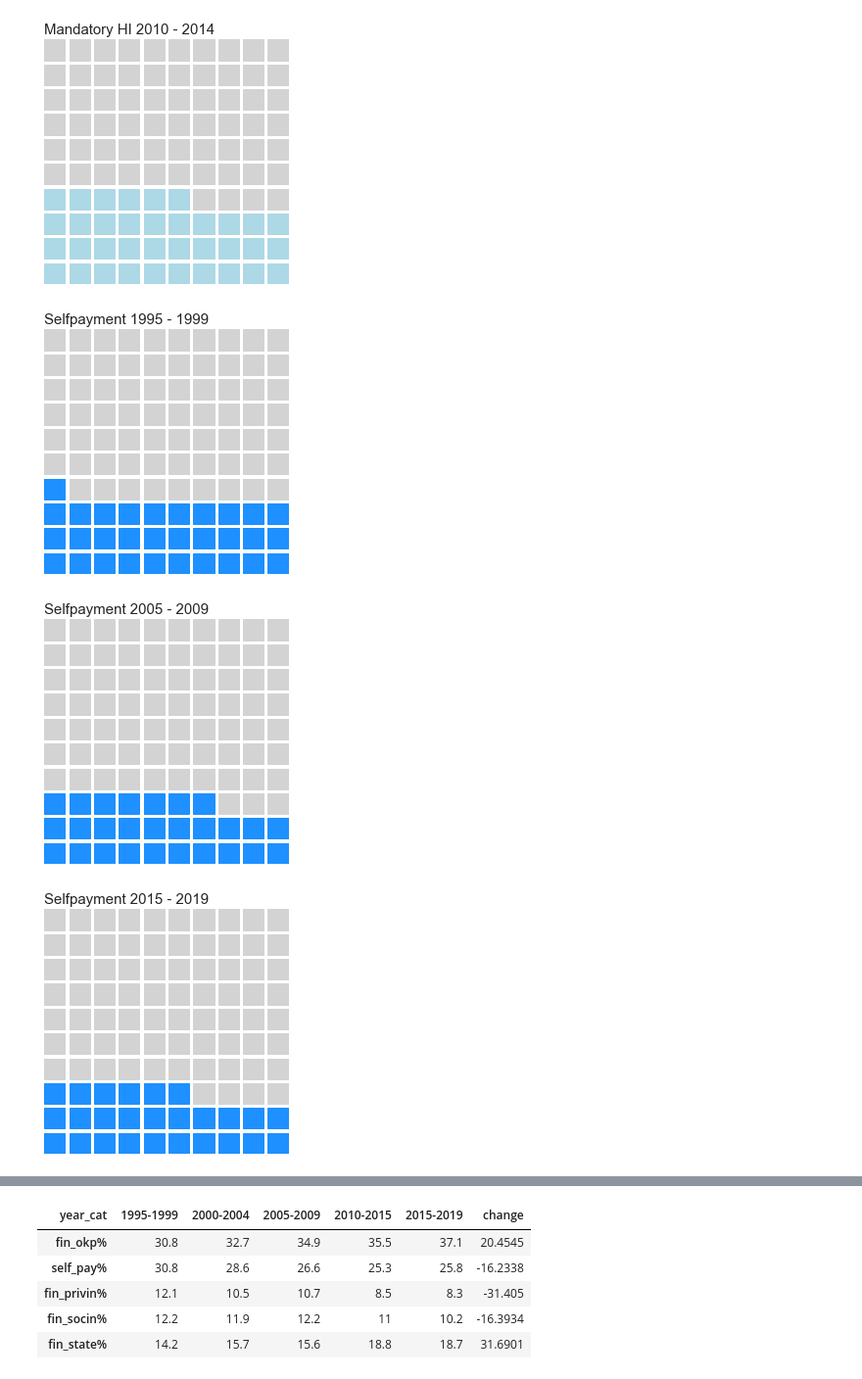
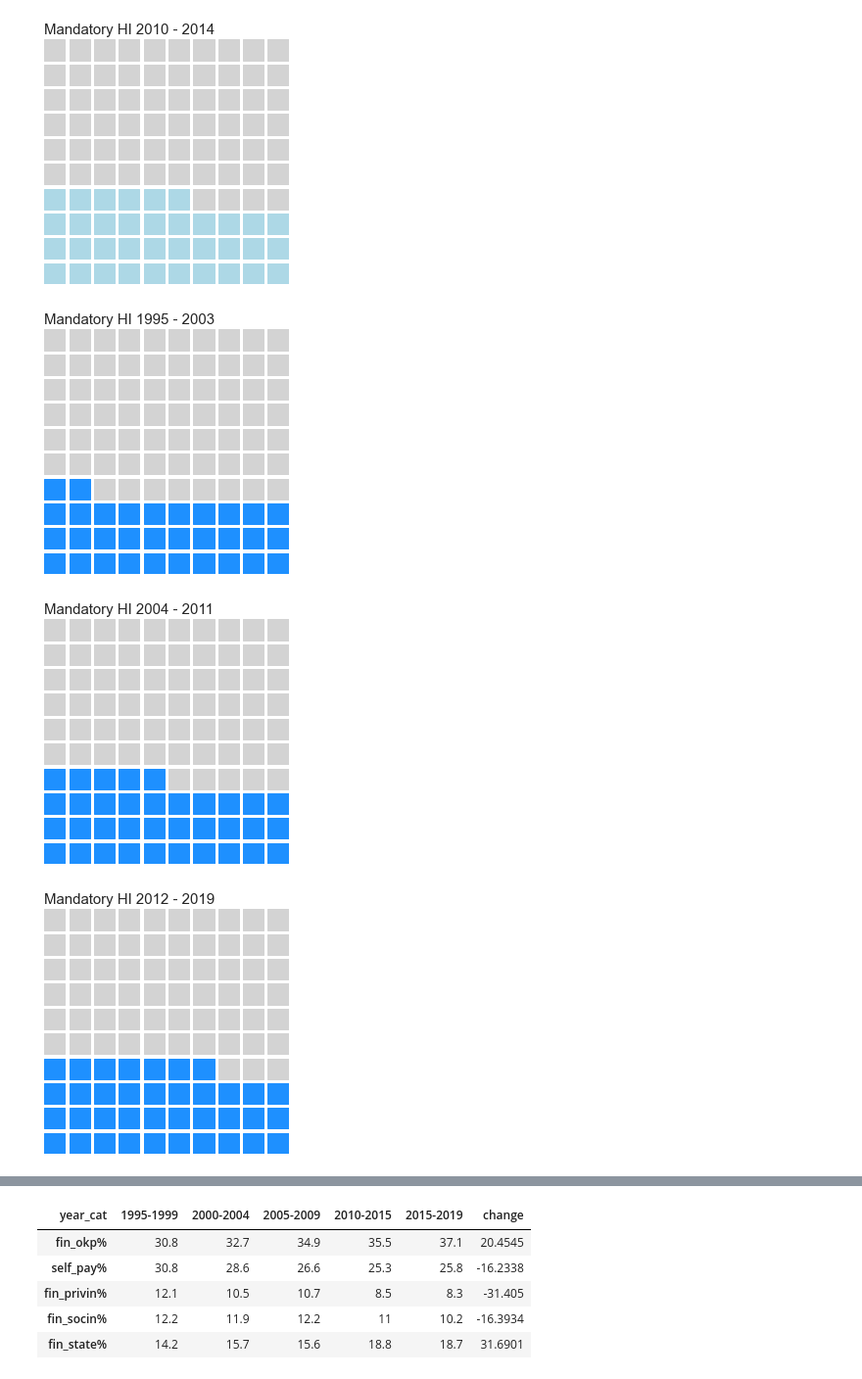
Before and after one commit to dcherzig/data-visualization, a Jupyter notebook: LO3.ipynb, the cells around one changed output, grey strips where cells are left out. Shown at 98% size. Drawn from its saved outputs; the diff is of its cells as text; code cells hidden in the pictures.

```diff
--- a/LO3.ipynb
+++ b/LO3.ipynb
@@ -311,43 +293,43 @@ fig6a = plt.figure(
     FigureClass=Waffle,
     rows=10,
     columns = 10,
-    values=[31, 69],
+    values=[32, 68],
     vertical=True,
     colors=["dodgerblue", "lightgray"],
     font_size=24,
-    title={'label': 'Selfpayment 1995 - 1999', 'loc': 'left', 'fontsize': 15},
+    title={'label': 'Mandatory HI 1995 - 2003', 'loc': 'left', 'fontsize': 15},
 )
-fig6a.savefig('sp_1.png', bbox_inches='tight')
+fig6a.savefig('mHI_a.png', bbox_inches='tight')
 plt.show()
 # %% [output]
-[figure, old version]
+[figure, new version]
 # %%
-fig6b = plt.figure(
+fig6c = plt.figure(
     FigureClass=Waffle,
     rows=10,
     columns = 10,
-    values=[27, 73],
+    values=[35, 65],
     vertical=True,
     colors=["dodgerblue", "lightgray"],
     font_size=24,
-    title={'label': 'Selfpayment 2005 - 2009', 'loc': 'left', 'fontsize': 15},
+    title={'label': 'Mandatory HI 2004 - 2011', 'loc': 'left', 'fontsize': 15},
 )
-fig6b.savefig('sp_2.png', bbox_inches='tight')
+fig6c.savefig('mHI_b.png', bbox_inches='tight')
 plt.show()
 # %% [output]
-[figure, old version]
+[figure, new version]
 # %%
-fig6c = plt.figure(
+fig6d = plt.figure(
     FigureClass=Waffle,
     rows=10,
     columns = 10,
-    values=[26, 74],
+    values=[37, 63],
     vertical=True,
     colors=["dodgerblue", "lightgray"],
     font_size=24,
-    title={'label': 'Selfpayment 2015 - 2019', 'loc': 'left', 'fontsize': 15},
+    title={'label': 'Mandatory HI 2012 - 2019', 'loc': 'left', 'fontsize': 15},
 )
-fig6c.savefig('sp_3.png', bbox_inches='tight')
+fig6d.savefig('mHI_c.png', bbox_inches='tight')
 plt.show()
 # %% [output]
-[figure, old version]
+[figure, new version]
```
Also changed, not shown: parts of 6 cells of this notebook, 3 other files.
